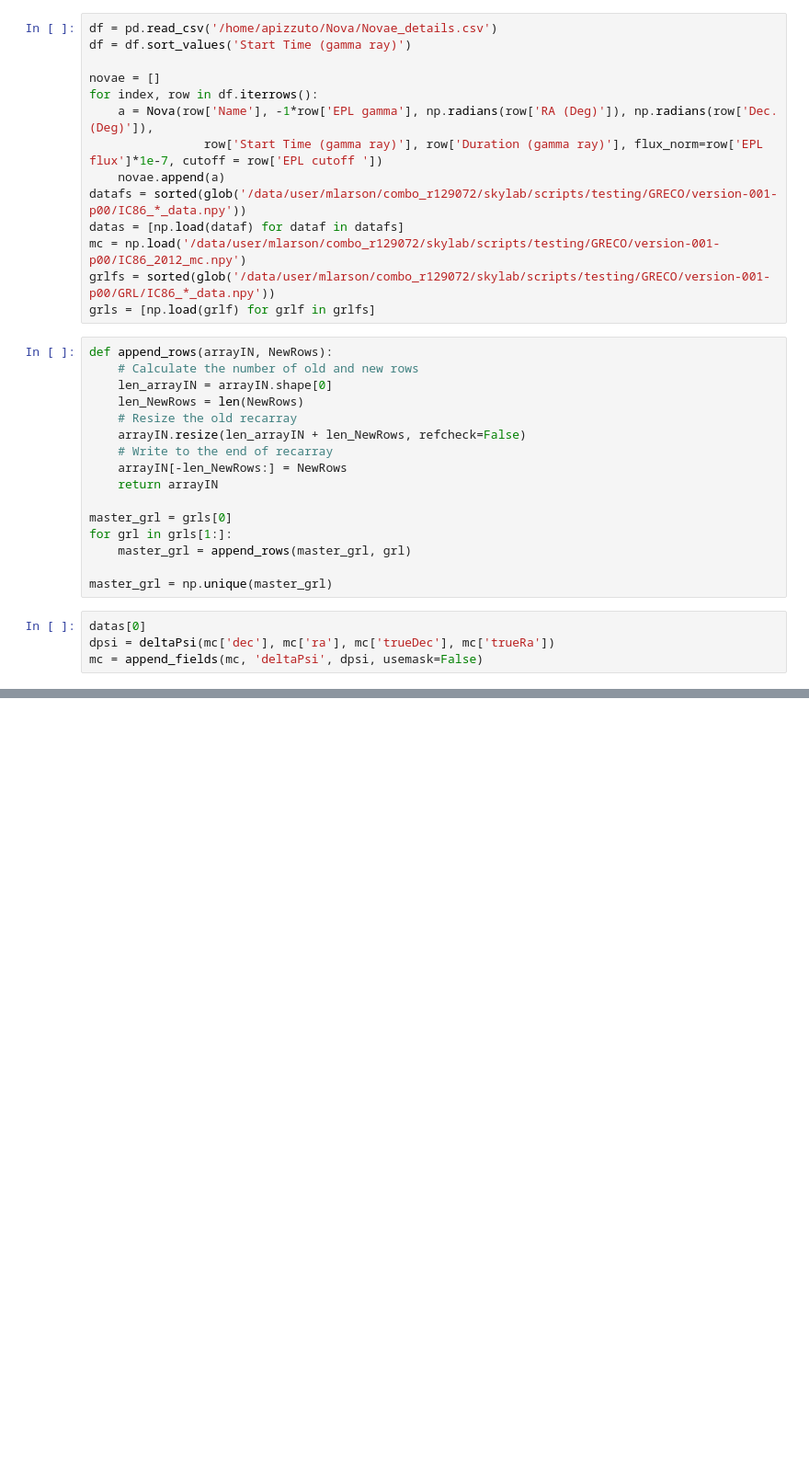
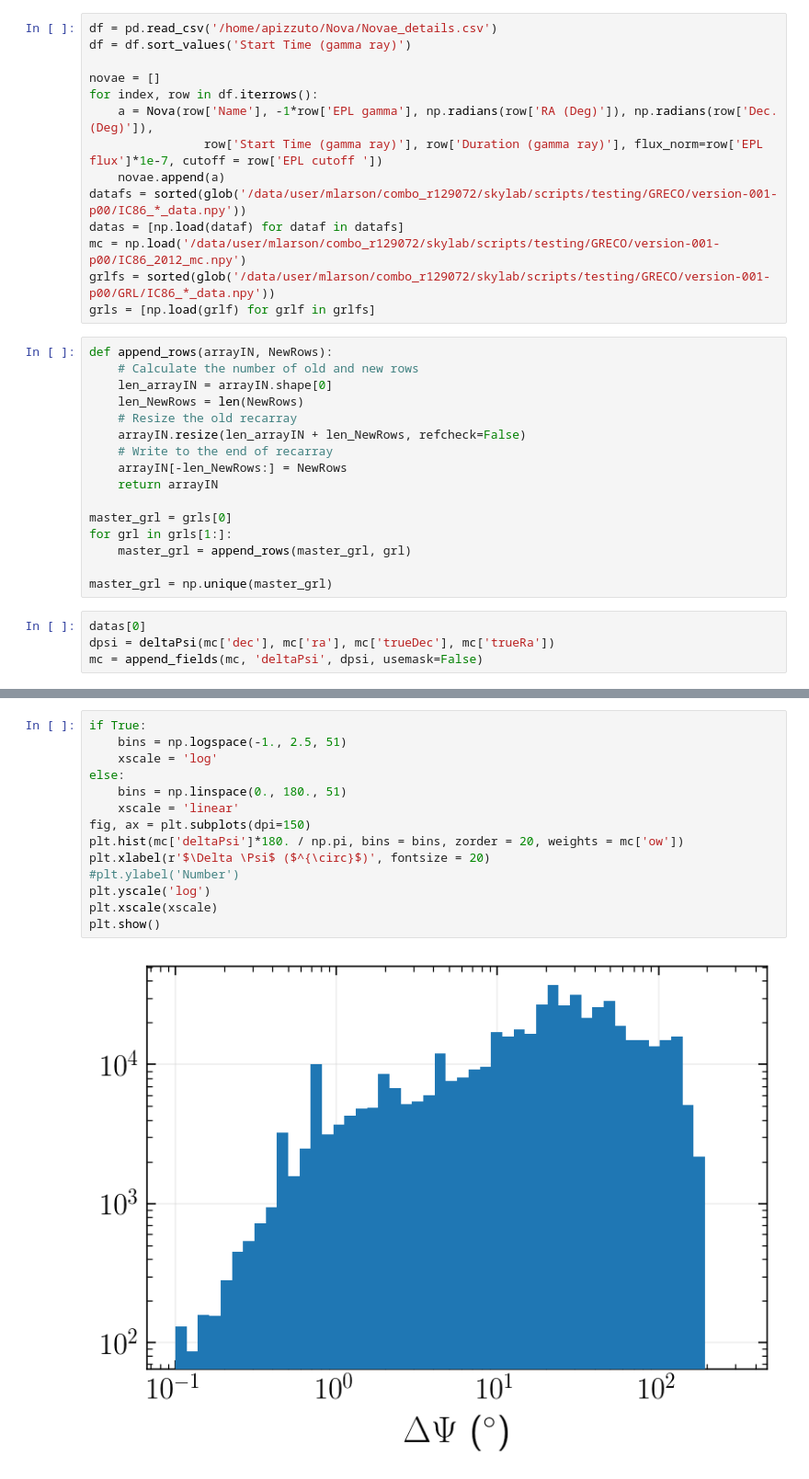
Before and after one commit to apizzuto/Novae, a Jupyter notebook: notebook/likelihood_histograms.ipynb, the cells around one changed output, grey strips where cells are left out. Shown at 92% size. Drawn from its saved outputs; the diff is of its cells as text; blank space fills up the shorter version.

```diff
--- a/notebook/likelihood_histograms.ipynb
+++ b/notebook/likelihood_histograms.ipynb
@@ -102,0 +98,16 @@ np.median(mc['deltaPsi']) * 180. / np.pi
+# %%
+if True:
+    bins = np.logspace(-1., 2.5, 51)
+    xscale = 'log'
+else:
+    bins = np.linspace(0., 180., 51)
+    xscale = 'linear'
+fig, ax = plt.subplots(dpi=150)
+plt.hist(mc['deltaPsi']*180. / np.pi, bins = bins, zorder = 20, weights = mc['ow'])
+plt.xlabel(r'$\Delta \Psi$ ($^{\circ}$)', fontsize = 20)
+#plt.ylabel('Number')
+plt.yscale('log')
+plt.xscale(xscale)
+plt.show()
+# %% [output]
+[figure, added]
```
Also changed, not shown: parts of 8 cells of this notebook, 31 other files.
